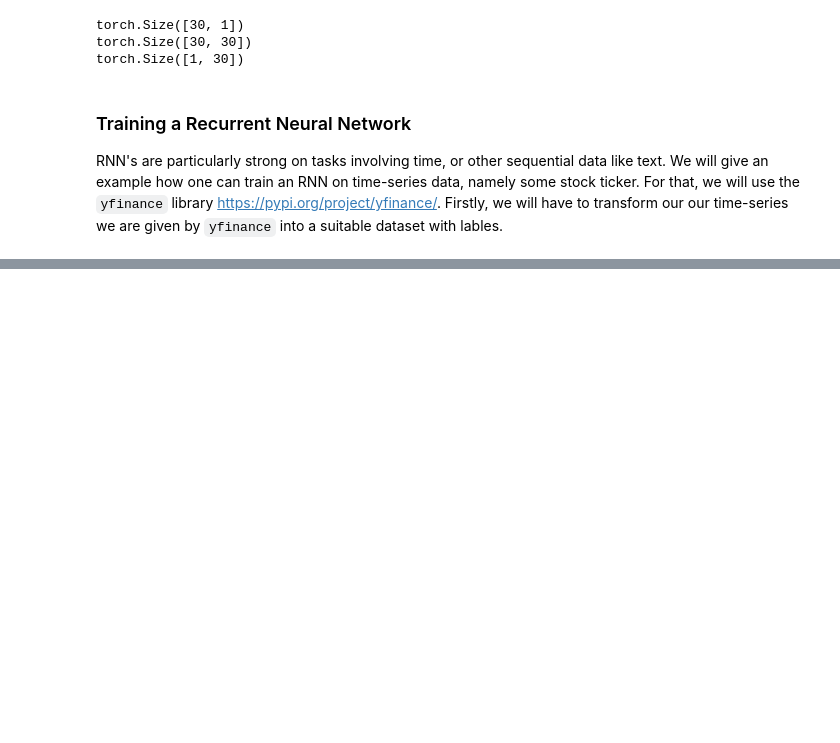
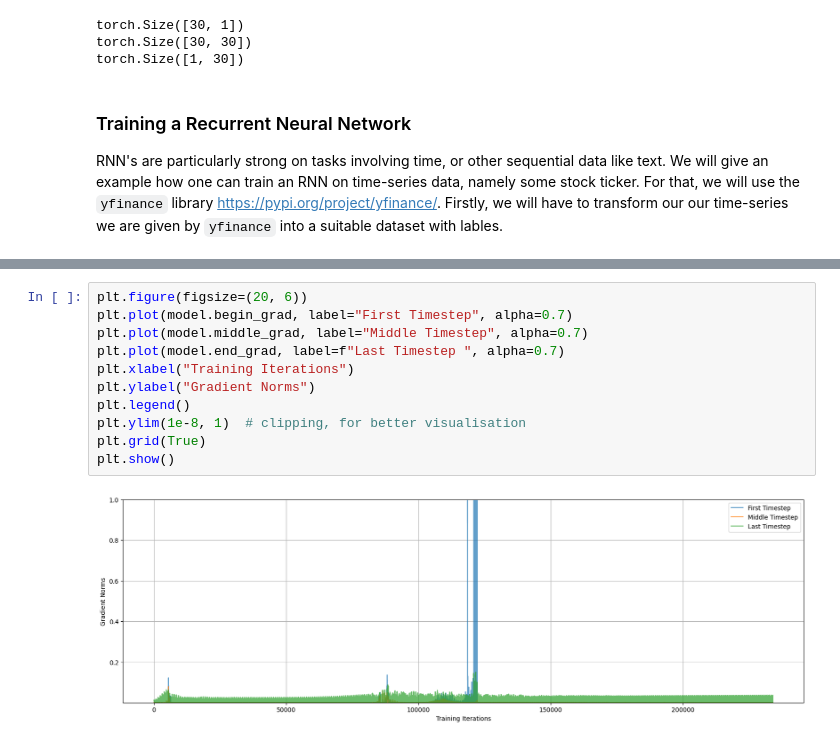
Before and after one commit to Mullerio/PyTorchZeroToHero, a Jupyter notebook: DeepLearning/basicRNN.ipynb, the cells around one changed output, grey strips where cells are left out. Saved outputs shown, nothing was run; the diff lists cells and outputs as text; blank space fills up the shorter version.

```diff
--- a/DeepLearning/basicRNN.ipynb
+++ b/DeepLearning/basicRNN.ipynb
@@ -182,0 +199,13 @@ plt.show()
+# %%
+plt.figure(figsize=(20, 6))
+plt.plot(model.begin_grad, label="First Timestep", alpha=0.7)
+plt.plot(model.middle_grad, label="Middle Timestep", alpha=0.7)
+plt.plot(model.end_grad, label=f"Last Timestep ", alpha=0.7)
+plt.xlabel("Training Iterations")
+plt.ylabel("Gradient Norms")
+plt.legend()
+plt.ylim(1e-8, 1)  # clipping, for better visualisation
+plt.grid(True)
+plt.show()
+# %% [output]
+[figure, added]
```
Also changed, not shown: parts of 7 cells of this notebook.
